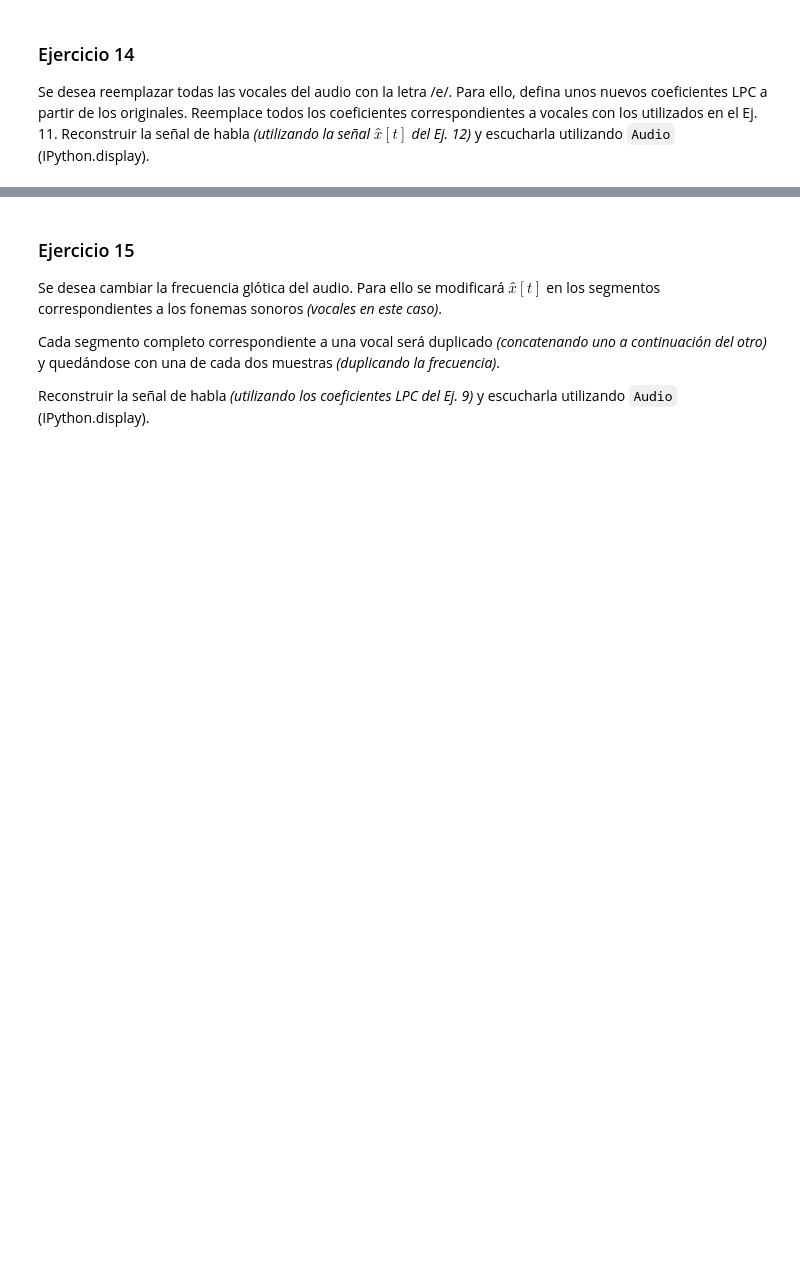
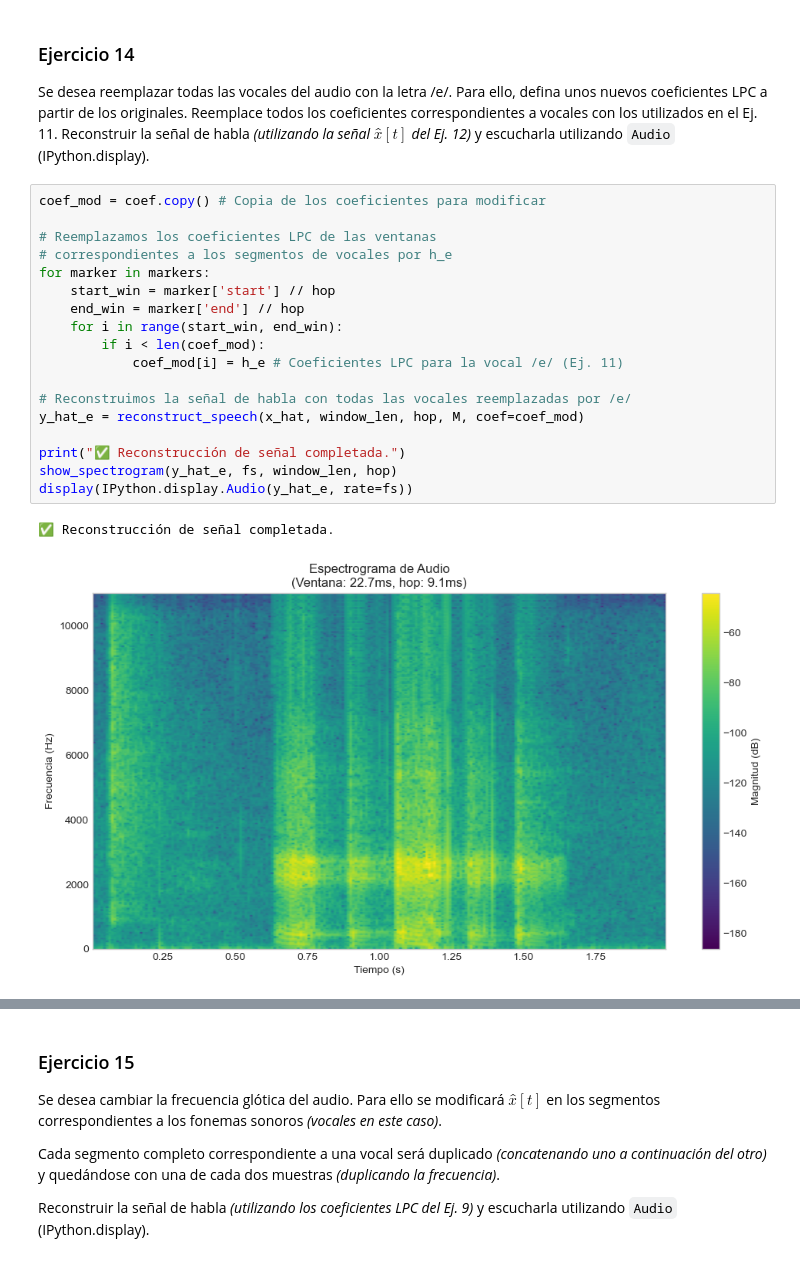
Before and after one commit to MLsound/Linear-Predictive-Coding, a Jupyter notebook: resolucion.ipynb, the cells around one changed output, grey strips where cells are left out. Drawn from its saved outputs; the diff is of its cells as text; blank space fills up the shorter version.

```diff
--- a/resolucion.ipynb
+++ b/resolucion.ipynb
@@ -726,3 +726,24 @@ Señal reconstruida (ŷ): (44100,)
 # %% [markdown]
 ### Ejercicio 14
 Se desea reemplazar todas las vocales del audio con la letra /e/. Para ello, defina unos nuevos coeficientes LPC a partir de los originales. Reemplace todos los coeficientes correspondientes a vocales con los utilizados en el Ej. 11. Reconstruir la señal de habla _(utilizando la señal $x̂[t]$ del Ej. 12)_ y escucharla utilizando `Audio` (IPython.display).
+# %%
+coef_mod = coef.copy() # Copia de los coeficientes para modificar
+
+# Reemplazamos los coeficientes LPC de las ventanas
+# correspondientes a los segmentos de vocales por h_e
+for marker in markers:
+    start_win = marker['start'] // hop
+    end_win = marker['end'] // hop
+    for i in range(start_win, end_win):
+        if i < len(coef_mod):
+            coef_mod[i] = h_e # Coeficientes LPC para la vocal /e/ (Ej. 11)
+
+# Reconstruimos la señal de habla con todas las vocales reemplazadas por /e/
+y_hat_e = reconstruct_speech(x_hat, window_len, hop, M, coef=coef_mod)
+
+print("✅ Reconstrucción de señal completada.")
+show_spectrogram(y_hat_e, fs, window_len, hop)
+display(IPython.display.Audio(y_hat_e, rate=fs))
+# %% [output]
+✅ Reconstrucción de señal completada.
+[figure, added]
```
Also changed, not shown: parts of 1 cell of this notebook.
